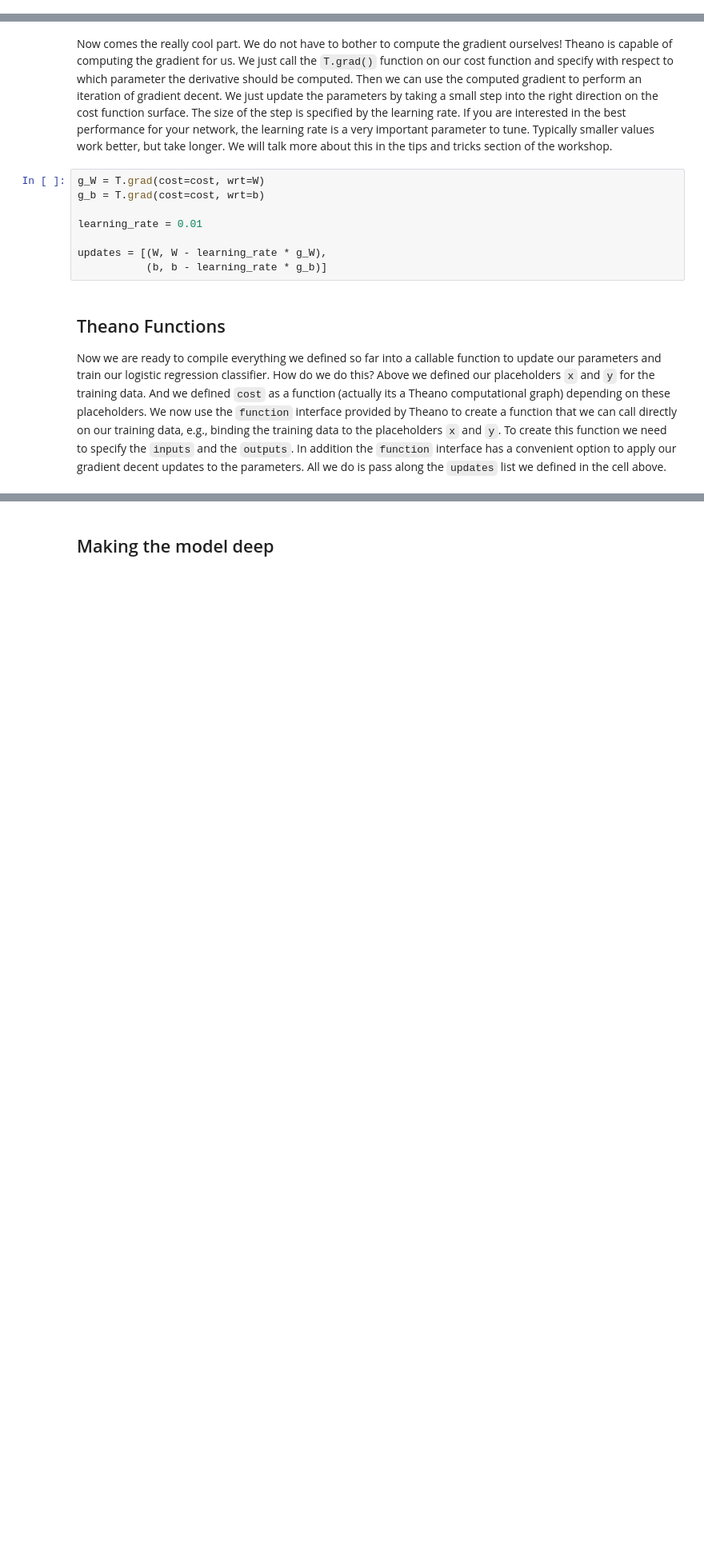
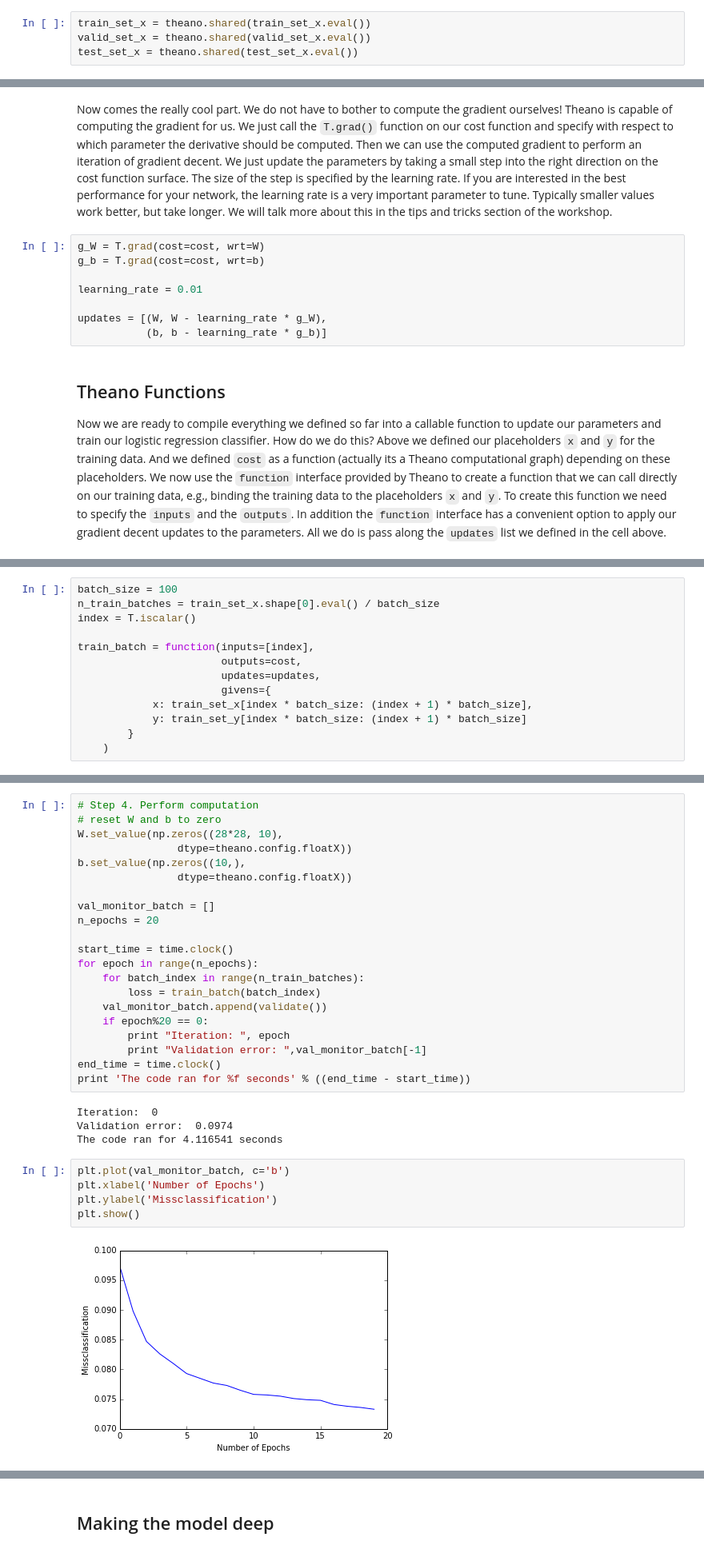
Before and after one commit to vkaynig/IACS_ComputeFest_DeepLearning, a Jupyter notebook: Fully_Connected_Networks.ipynb, the cells around one changed output, grey strips where cells are left out. Shown at 80% size. Saved outputs shown, nothing was run; the diff lists cells and outputs as text; blank space fills up the shorter version.

```diff
--- a/Fully_Connected_Networks.ipynb
+++ b/Fully_Connected_Networks.ipynb
@@ -142,0 +143,4 @@ plt.show()
+# %%
+train_set_x = theano.shared(train_set_x.eval())
+valid_set_x = theano.shared(valid_set_x.eval())
+test_set_x = theano.shared(test_set_x.eval())
@@ -397,0 +363,13 @@ NameError: name 'train_monitor_batch' is not defined
+# %%
+batch_size = 100
+n_train_batches = train_set_x.shape[0].eval() / batch_size
+index = T.iscalar()
+
+train_batch = function(inputs=[index],
+                       outputs=cost,
+                       updates=updates,
+                       givens={
+            x: train_set_x[index * batch_size: (index + 1) * batch_size],
+            y: train_set_y[index * batch_size: (index + 1) * batch_size]
+        }
+    )
@@ -397,0 +378,32 @@ NameError: name 'train_monitor_batch' is not defined
+# %%
+# Step 4. Perform computation
+# reset W and b to zero
+W.set_value(np.zeros((28*28, 10),
+                dtype=theano.config.floatX))
+b.set_value(np.zeros((10,),
+                dtype=theano.config.floatX))
+
+val_monitor_batch = []
+n_epochs = 20
+
+start_time = time.clock()
+for epoch in range(n_epochs):
+    for batch_index in range(n_train_batches):
+        loss = train_batch(batch_index)
+    val_monitor_batch.append(validate())
+    if epoch%20 == 0:
+        print "Iteration: ", epoch
+        print "Validation error: ",val_monitor_batch[-1]
+end_time = time.clock()
+print 'The code ran for %f seconds' % ((end_time - start_time))
+# %% [output]
+Iteration:  0
+Validation error:  0.0974
+The code ran for 4.116541 seconds
+# %%
+plt.plot(val_monitor_batch, c='b')
+plt.xlabel('Number of Epochs')
+plt.ylabel('Missclassification')
+plt.show()
+# %% [output]
+[figure, added]
```
Also changed, not shown: parts of 47 cells of this notebook.
